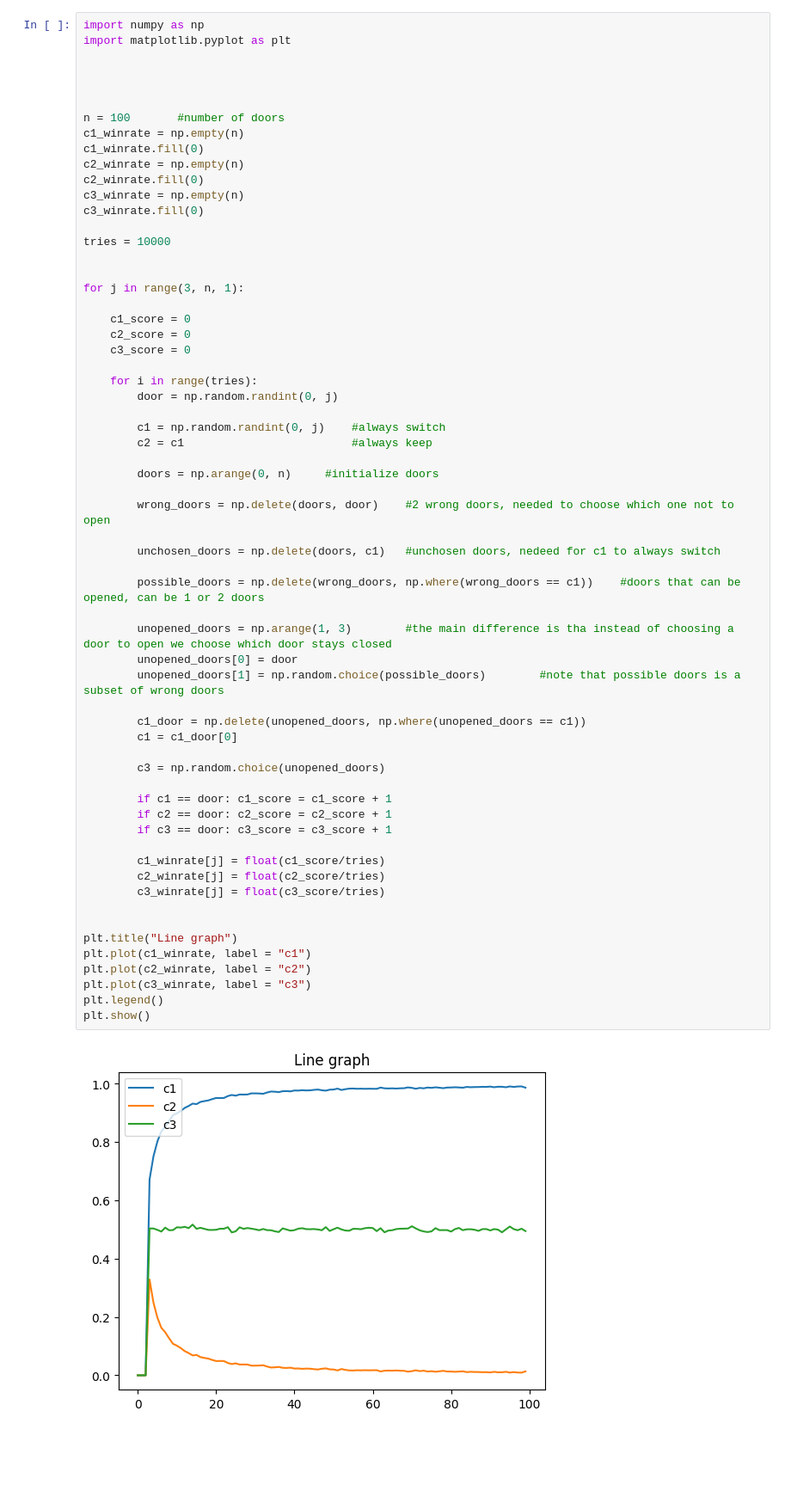
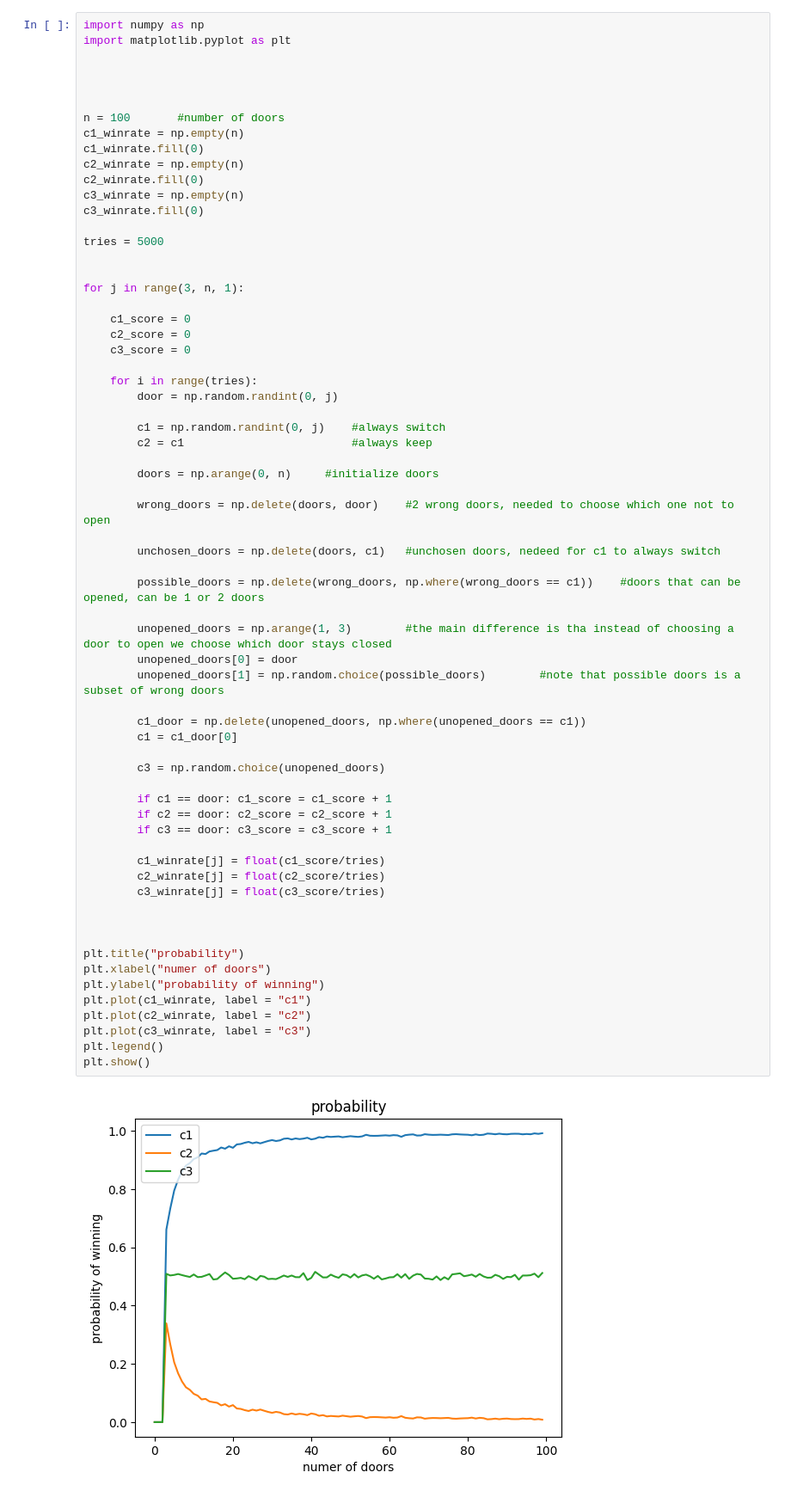
Before and after one commit to Diego-Albano/astrostatistics_bicocca_2024, a Jupyter notebook: working/W2-2.ipynb, the cells around one changed output. Shown: that part at 86% size. Saved outputs shown, nothing was run; the diff lists cells and outputs as text; blank space fills up the shorter version.

```diff
--- a/working/W2-2.ipynb
+++ b/working/W2-2.ipynb
@@ -13,7 +13,7 @@ c2_winrate.fill(0)
 c3_winrate = np.empty(n)
 c3_winrate.fill(0)
 
-tries = 10000
+tries = 5000
 
 
 for j in range(3, n, 1):
@@ -33,32 +33,35 @@ for j in range(3, n, 1):
         wrong_doors = np.delete(doors, door)    #2 wrong doors, needed to choose which one not to open
 
         unchosen_doors = np.delete(doors, c1)   #unchosen doors, nedeed for c1 to always switch
 
         possible_doors = np.delete(wrong_doors, np.where(wrong_doors == c1))    #doors that can be opened, can be 1 or 2 doors
 
         unopened_doors = np.arange(1, 3)        #the main difference is tha instead of choosing a door to open we choose which door stays closed
         unopened_doors[0] = door
         unopened_doors[1] = np.random.choice(possible_doors)        #note that possible doors is a subset of wrong doors
 
         c1_door = np.delete(unopened_doors, np.where(unopened_doors == c1))
         c1 = c1_door[0]
 
         c3 = np.random.choice(unopened_doors)
 
         if c1 == door: c1_score = c1_score + 1
         if c2 == door: c2_score = c2_score + 1
         if c3 == door: c3_score = c3_score + 1
 
         c1_winrate[j] = float(c1_score/tries)
         c2_winrate[j] = float(c2_score/tries)
         c3_winrate[j] = float(c3_score/tries)
 
 
-plt.title("Line graph")
+
+plt.title("probability")
+plt.xlabel("numer of doors")
+plt.ylabel("probability of winning")
 plt.plot(c1_winrate, label = "c1")
 plt.plot(c2_winrate, label = "c2")
 plt.plot(c3_winrate, label = "c3")
 plt.legend()
 plt.show()
 # %% [output]
-[figure, old version]
+[figure, new version]
```
